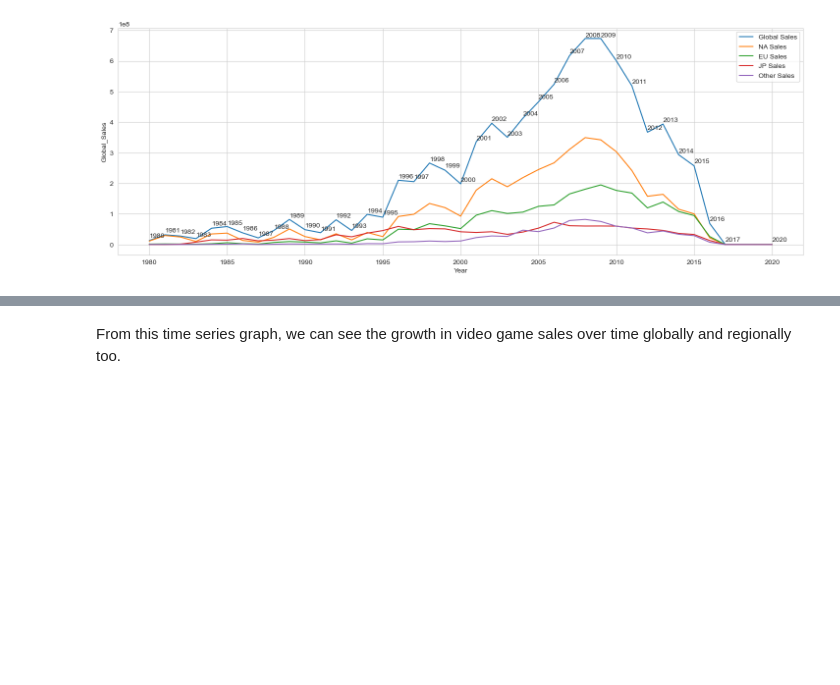
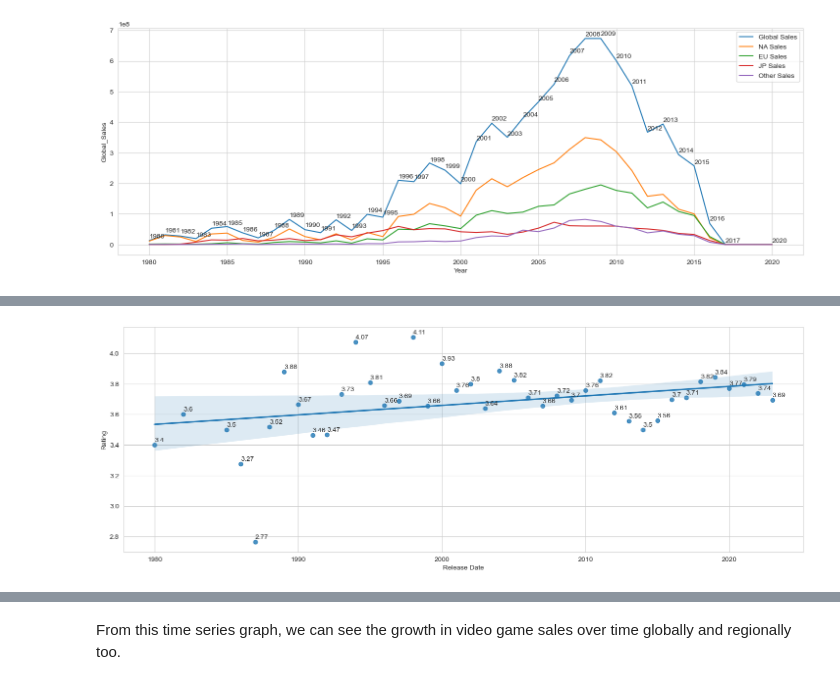
Before and after one commit to Rayan-Arshed/Data-Pipeline-Assessment-Video-Game-Data, a Jupyter notebook: Data-Pipeline-Assessment.ipynb, the cells around one changed output, grey strips where cells are left out. Saved outputs shown, nothing was run; the diff lists cells and outputs as text; code cells hidden in the pictures; blank space fills up the shorter version.

```diff
--- a/Data-Pipeline-Assessment.ipynb
+++ b/Data-Pipeline-Assessment.ipynb
@@ -1326,0 +1369,9 @@ From this graph, it is clear to see that global game sales reached a peak in the
+# %%
+# Creating the subset from the Reviews dataset
+aggregated_columns = {"Release Date":"first", "Rating":"mean"}
+
+# Creating the new dataset based off of the columns
+df_reviews_years = df_reviews.groupby(df_reviews["Release Date"]).aggregate(aggregated_columns)
+
+#Outputting the last 5 years to check results
+df_reviews_years.tail(5)
@@ -1326,0 +1386,17 @@ From this graph, it is clear to see that global game sales reached a peak in the
+# %%
+# Specifying the figure dimensions
+plt.figure(figsize=(18,6))
+
+# Reviews Scatter Plot
+sns.regplot(x = "Release Date",
+             y = "Rating",
+             label = "Rating",
+             data=df_reviews_years)
+
+# Using a for loop to draw average review score for years for every point on the graph
+for x, y in zip(df_reviews_years["Release Date"], df_reviews_years["Rating"]):
+    plt.text(x = x,
+             y = y + 0.02,
+             s = round(y, 2))
+# %% [output]
+[figure, added]
```
Also changed, not shown: parts of 9 cells of this notebook.
